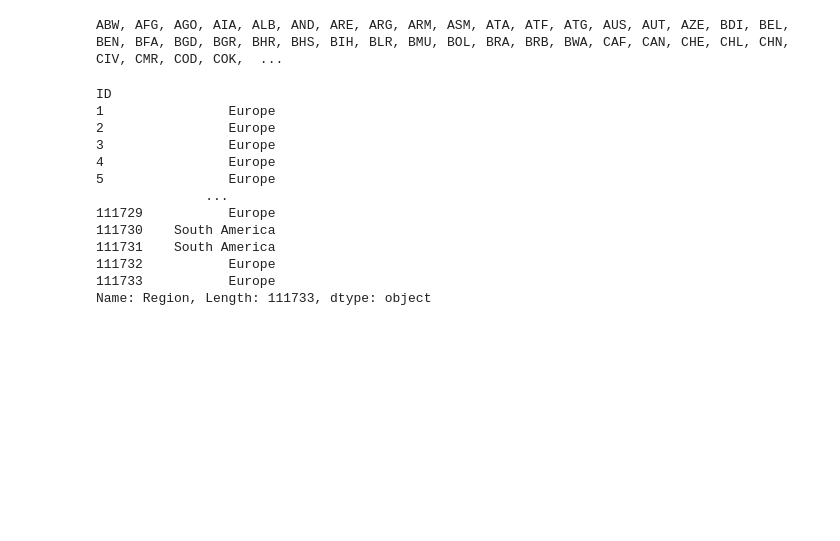
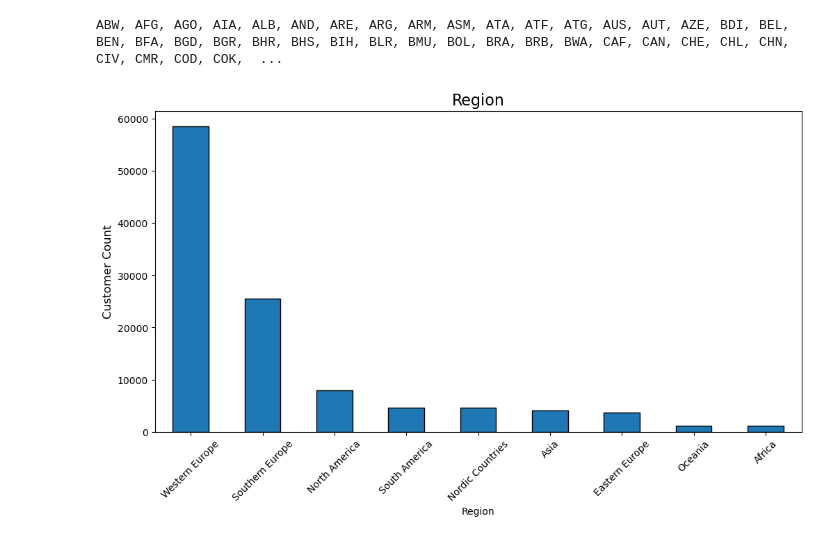
Before and after one commit to RubenCMarques/Hotel-Customer-Segmentation, a Jupyter notebook: Notebooks/Main_notebook.ipynb, the cells around one changed output. Saved outputs shown, nothing was run; the diff lists cells and outputs as text; code cells hidden in the pictures; blank space fills up the shorter version.

Commit message:
reducing cardinality in nationality variable

```diff
--- a/Notebooks/Main_notebook.ipynb
+++ b/Notebooks/Main_notebook.ipynb
@@ -425,10 +425,12 @@ print(", ".join(sorted(countries)))
 ABW, AFG, AGO, AIA, ALB, AND, ARE, ARG, ARM, ASM, ATA, ATF, ATG, AUS, AUT, AZE, BDI, BEL, BEN, BFA, BGD, BGR, BHR, BHS, BIH, BLR, BMU, BOL, BRA, BRB, BWA, CAF, CAN, CHE, CHL, CHN, CIV, CMR, COD, COK,  ...
 # %%
 # European countries
-european_countries = ["ALB", "AND", "AUT", "BEL", "BGR", "BIH", "BLR", "CHE", "CYP", "CZE", "DEU", "DNK", "ESP",
-                      "EST", "FIN", "FRA", "FRO", "GBR", "GEO", "GIB", "GRC", "HRV", "HUN", "IRL", "ISL", "ITA",
-                      "JEY", "KAZ", "LIE", "LTU", "LUX", "LVA", "MCO", "MKD", "MLT", "MNE", "NLD", "NOR", "POL",
-                      "PRT", "ROU", "RUS", "SMR", "SRB", "SVK", "SVN", "SWE", "SJM", "UKR"]
+western_europe = ["AUT", "BEL", "CHE", "DEU", "FRA", "IRL", "LIE", "LUX", "NLD", "GBR"]
+eastern_europe = ["BLR", "BGR", "CZE", "HUN", "MDA", "POL", "ROU", "RUS", "SVK", "UKR"]
+nordic_countries = ["DNK", "FIN", "ISL", "NOR", "SWE", "SJM", "FRO"]
+southern_europe = ["ALB", "AND", "BIH", "CYP", "ESP", "GRC", "HRV", "ITA", "MLT", "MKD", "MNE", "PRT", "SMR", "SRB",
+                   "SVN"]
+
 
 # Asian countries
 asian_countries = ["AFG", "ARM", "AZE", "BHR", "BGD", "BRN", "BTN", "CHN", "HKG", "IDN", "IND", "IRN", "IRQ",
@@ -453,30 +455,30 @@ south_american_countries = ["ARG", "BOL", "BRA", "CHL", "COL", "ECU", "GUY", "PR
 # Oceania countries
 oceania_countries = ["AUS", "FJI", "KIR", "NRU", "NCL", "NZL", "PCN", "PNG", "PYF", "SLB", "TON", "WSM", "WLF"]
 
-region = [european_countries, asian_countries, african_countries, north_american_countries, south_american_countries, oceania_countries]
-region_names = ["Europe", "Asia", "Africa", "North America", "South America", "Oceania"]
+region = [western_europe, eastern_europe, nordic_countries, southern_europe, asian_countries, african_countries,
+          north_american_countries, south_american_countries, oceania_countries]
+region_names = ["Western Europe", "Eastern Europe", "Nordic Countries", "Southern Europe", "Asia", "Africa",
+                "North America", "South America", "Oceania"]
 
 # Mapping dictionary
 country_region_mapping = {country: region for region, countries in zip(region_names, region) for country in countries}
 
 # Create new column
 data["Region"] = data["Nationality"].map(country_region_mapping)
-# %%
-data["Region"]
-# %% [output]
-ID
-1                Europe
-2                Europe
-3                Europe
-4                Europe
-5                Europe
-              ...
-111729           Europe
-111730    South America
-111731    South America
-111732           Europe
-111733           Europe
-Name: Region, Length: 111733, dtype: object
+# %%
+# Plot a bar chart
+plt.figure(figsize=(12, 6))
+
+region_nationality = data["Region"].value_counts()
+
+region_nationality.plot(kind="bar", edgecolor="black")
+
+plt.title("Region", fontsize=16)
+plt.ylabel("Customer Count", fontsize=12)
+plt.xticks(rotation=45)
+plt.show()
+# %% [output]
+[figure, added]
 # %%
 city_mapping = {"8670": "city_8",
                 "8370": "city_8",
```
